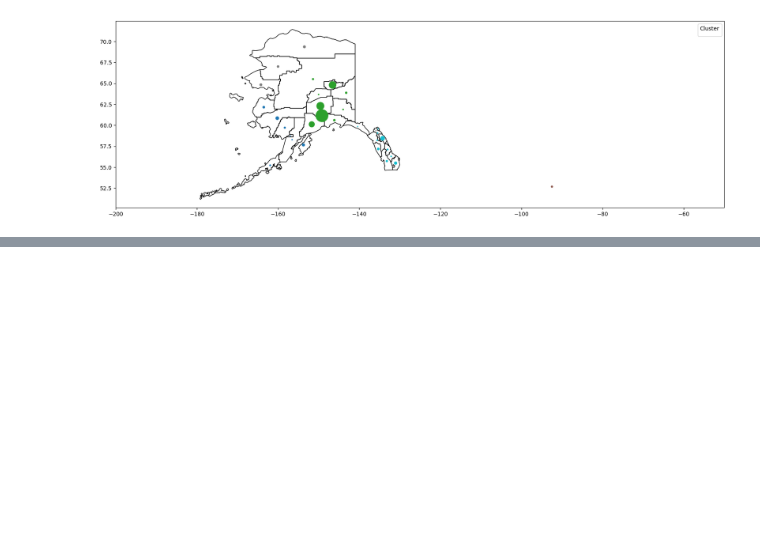
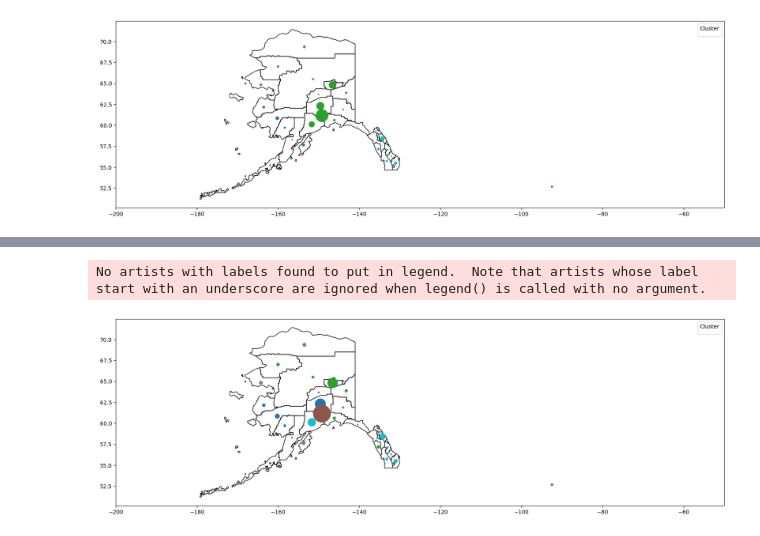
Before and after one commit to BartB99/2AMS50, a Jupyter notebook: gurobi_tests.ipynb, the cells around one changed output, grey strips where cells are left out. Drawn from its saved outputs; the diff is of its cells as text; code cells hidden in the pictures; blank space fills up the shorter version.

```diff
--- a/gurobi_tests.ipynb
+++ b/gurobi_tests.ipynb
@@ -62,6 +144,7 @@ from gurobipy import Model, GRB
 model = Model("intra_clustering_distance_model")
 
 n = len(dist_df)
+K = 5
 x = model.addVars(n, K, vtype=GRB.BINARY, name="x")
 
 model.setObjective(sum(x[i, k] * x[j, k] * dist_df.iloc[i][j] for i in range(n) for j in range(n) for k in range(K)), GRB.MINIMIZE)
@@ -158,0 +282,7 @@ for v in model.getVars():
+# %%
+if model.status == GRB.OPTIMAL or model.status == GRB.SUBOPTIMAL:
+    # Output the results
+    for v in model.getVars():
+        print(f"{v.varName}: {v.x}")
+else:
+    print("No feasible solution found.")
@@ -158,0 +307,37 @@ for v in model.getVars():
+# %%
+import geopandas as gpd
+import matplotlib.pyplot as plt
+
+import re
+cluster_assignments = []
+re_pattern = r'\[(\d+(?:,\s*\d+)*)\]'
+for v in model.getVars():
+    if v.varName.startswith('x') and v.x > 0.5:
+        i,j = re.search(re_pattern, v.varName).group(1).split(",")
+        cluster_assignments.append(int(j))
+
+path_to_counties_shapefile = 'AK_geo_files/AK_counties'
+path_to_centers_shapefile = 'AK_geo_files/AK_centers'
+
+gdf_counties = gpd.read_file(f"{path_to_counties_shapefile}.shp")
+gdf_centers = gpd.read_file(f"{path_to_centers_shapefile}.shp")
+
+# cluster_assignments = [0, 0, 0, 0, 4, 0, 2, 2, 2, 3, 0, 3, 4, 4, 1, 1, 1, 2, 1, 2, 4, 1, 1, 1, 1, 0, 4, 4, 4, 1]
+
+gdf_centers['cluster'] = cluster_assignments
+# gdf_centers = gdf_centers.merge(pop_df, left_on='id', right_on='id')
+gdf_centers = pd.concat([gdf_centers, pop_df], axis=1, join='inner')
+gdf_centers['markersize'] = gdf_centers['pop'].astype(int) / gdf_centers['pop'].astype(int).max() * 1000
+
+fig, ax = plt.subplots(figsize=(20, 30))
+gdf_counties.plot(ax=ax, color='white', edgecolor='black')
+gdf_centers.plot(ax=ax, column='cluster', categorical=True, legend=True, markersize=gdf_centers['markersize'])
+
+# Optional: Add legend title
+ax.legend(title='Cluster')
+ax.set_xlim(-200,-50)
+
+plt.show()
+# %% [output]
+No artists with labels found to put in legend.  Note that artists whose label start with an underscore are ignored when legend() is called with no argument.
+[figure, added]
```
Also changed, not shown: parts of 11 cells of this notebook, 1 other file.
